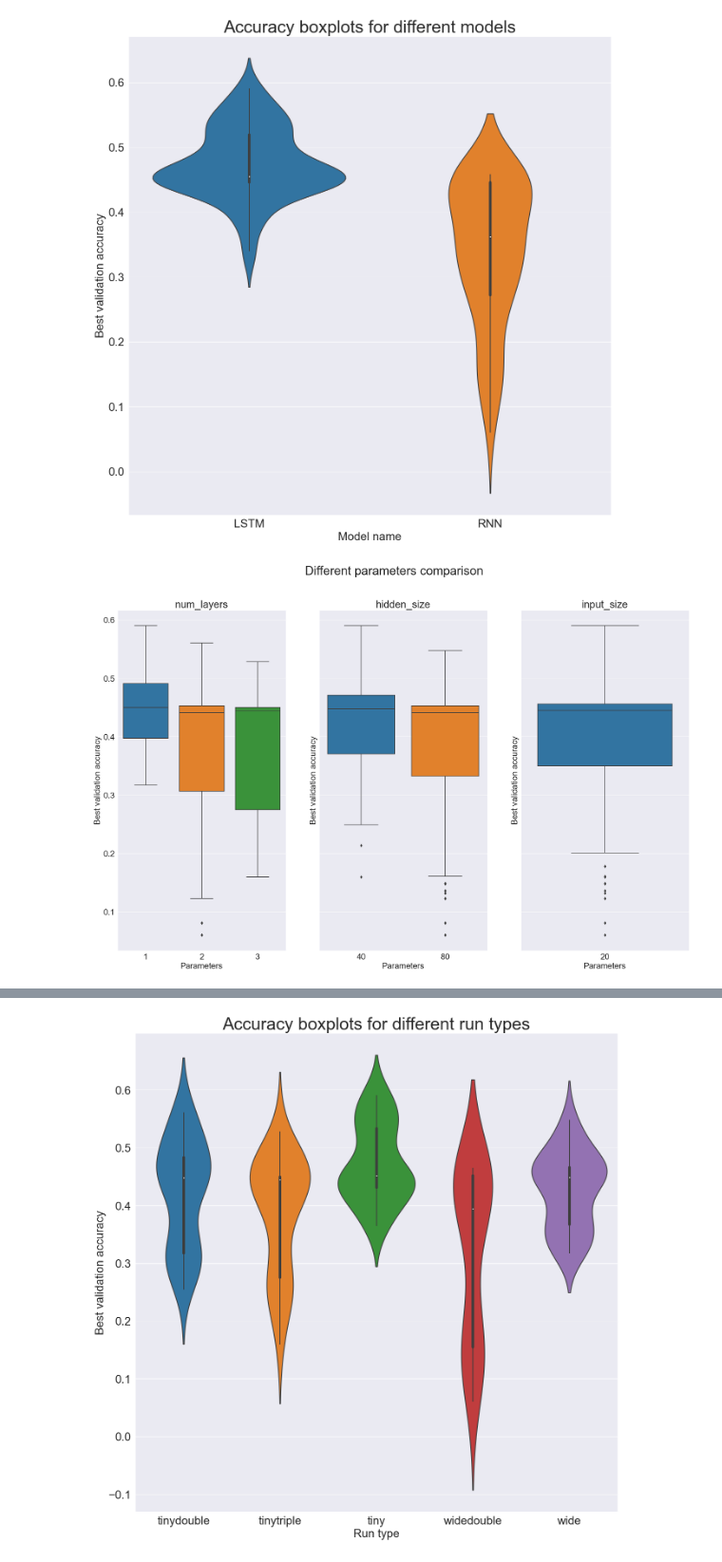
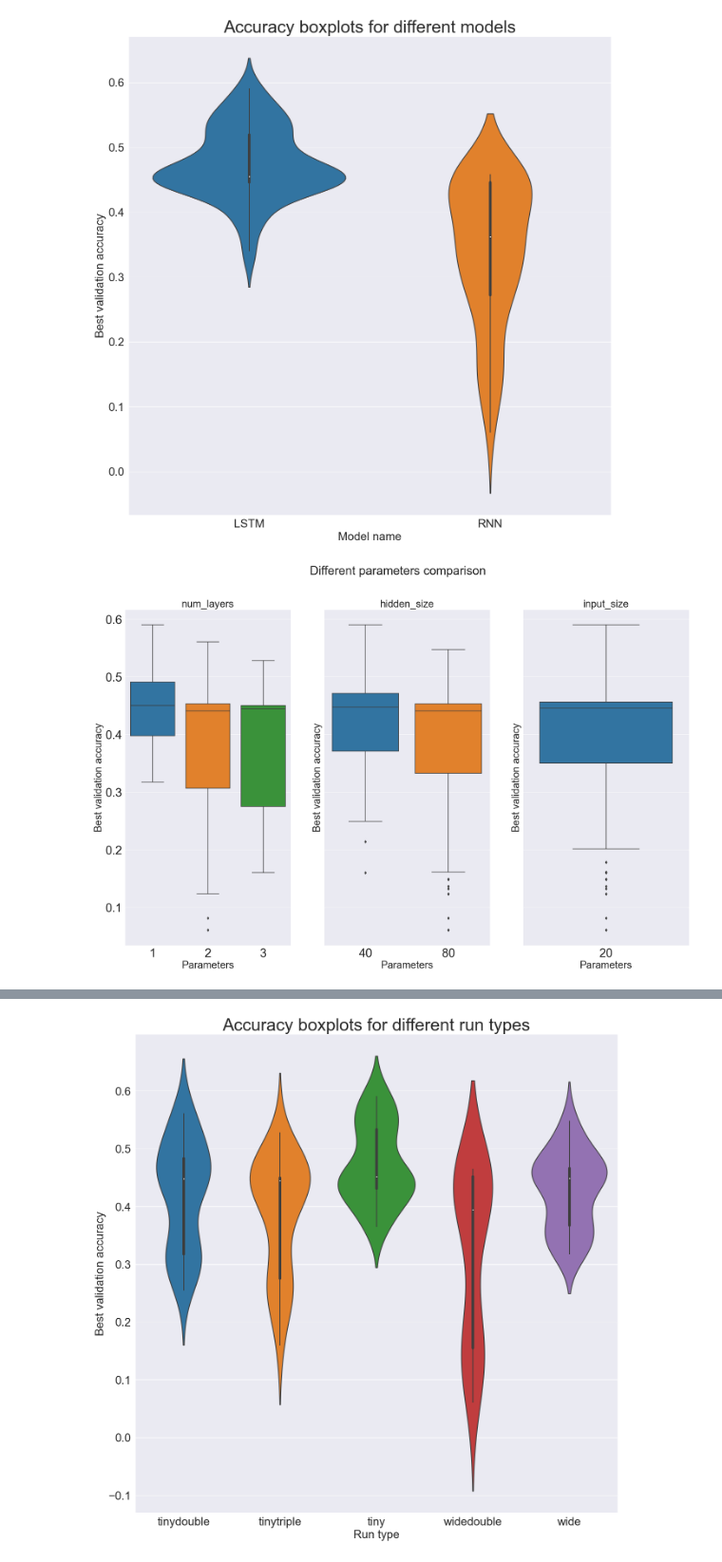
Before and after one commit to jakfol1217/DeepLearning, a Jupyter notebook: Project2/Experiment results.ipynb, the cells around one changed output, grey strips where cells are left out. Shown at 95% size. Cells and saved outputs as stored; diff of their text form; code cells hidden in the pictures.

```diff
--- a/Project2/Experiment results.ipynb
+++ b/Project2/Experiment results.ipynb
@@ -68,14 +68,14 @@ plt.show()
 # %%
 import seaborn as sns
 from matplotlib import pyplot as plt
 params = ['num_layers', 'hidden_size', 'input_size']
 fig, ax = plt.subplots(1,3,figsize=(25,15), sharey='all')
 fig.suptitle("Different parameters comparison", fontsize=30)
 for i in range(3):
     sns.boxplot(x = "train_params." + params[i], y="best_accuracy_validation", data= res_df, ax=ax[i])
     ax[i].set_title(params[i], fontsize=25)
-    ax[i].set_ylabel("Best validation accuracy", fontsize=20)
-    ax[i].set_xlabel("Parameters", fontsize=20)
+    ax[i].set_ylabel("Best validation accuracy", fontsize=25)
+    ax[i].set_xlabel("Parameters", fontsize=25)
 plt.show()
 # %% [output]
-[figure, old version]
+[figure, new version]
```
Also changed, not shown: parts of 3 cells of this notebook.
